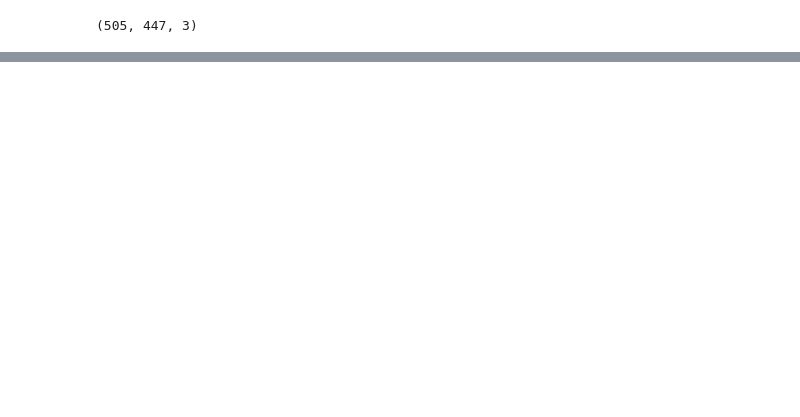
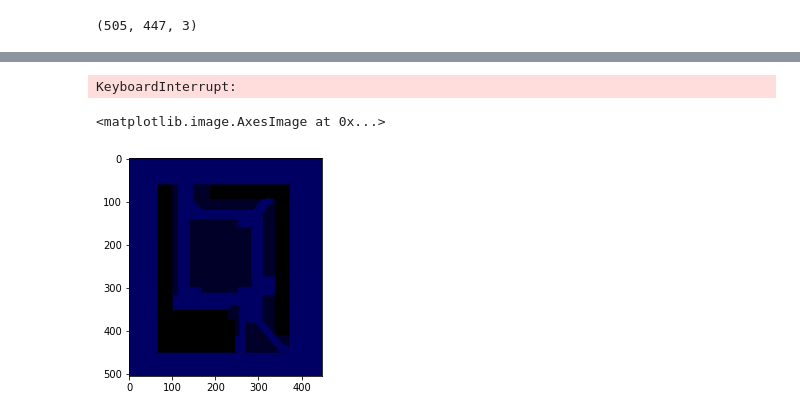
Before and after one commit to Misiek957/ActiveWalkerModelSimulation, a Jupyter notebook: image_import.ipynb, the cells around one changed output, grey strips where cells are left out. Saved outputs shown, nothing was run; the diff lists cells and outputs as text; code cells hidden in the pictures; blank space fills up the shorter version.

Commit message:
Apply to a constant gradient on top of cc_fin_grad.bmp

```diff
--- a/image_import.ipynb
+++ b/image_import.ipynb
@@ -8,7 +8,7 @@ import cv2
 
 im = Image.open("cc_fin.bmp")
 im2 = mpimg.imread('cc_fin.bmp')
-im3 = cv2.imread('cc_fin.bmp')
+im3 = cv2.imread('cc_fin_grad.bmp')
 print(im3.shape)
 # %% [output]
 (505, 447, 3)
@@ -24,12 +48,17 @@ g = im3.copy()
 # set blue and red channels to 0
 g[:, :, 0] = 0
 g[:, :, 2] = 0
-# plt.imshow(g)
-cv2.imshow('G-RGB', g)
+plt.imshow(g)
+# cv2.imshow('G-RGB', g)
+# %% [output]
+KeyboardInterrupt:
 # %%
 r = im3.copy()
 # set blue and green channels to 0
 r[:, :, 0] = 0
 r[:, :, 1] = 0
-# plt.imshow(r)
-cv2.imshow('R-RGB', r)
+plt.imshow(r)
+# cv2.imshow('R-RGB', r)
+# %% [output]
+<matplotlib.image.AxesImage at 0x...>
+[figure, added]
```
Also changed, not shown: parts of 1 cell of this notebook, 4 other files.
